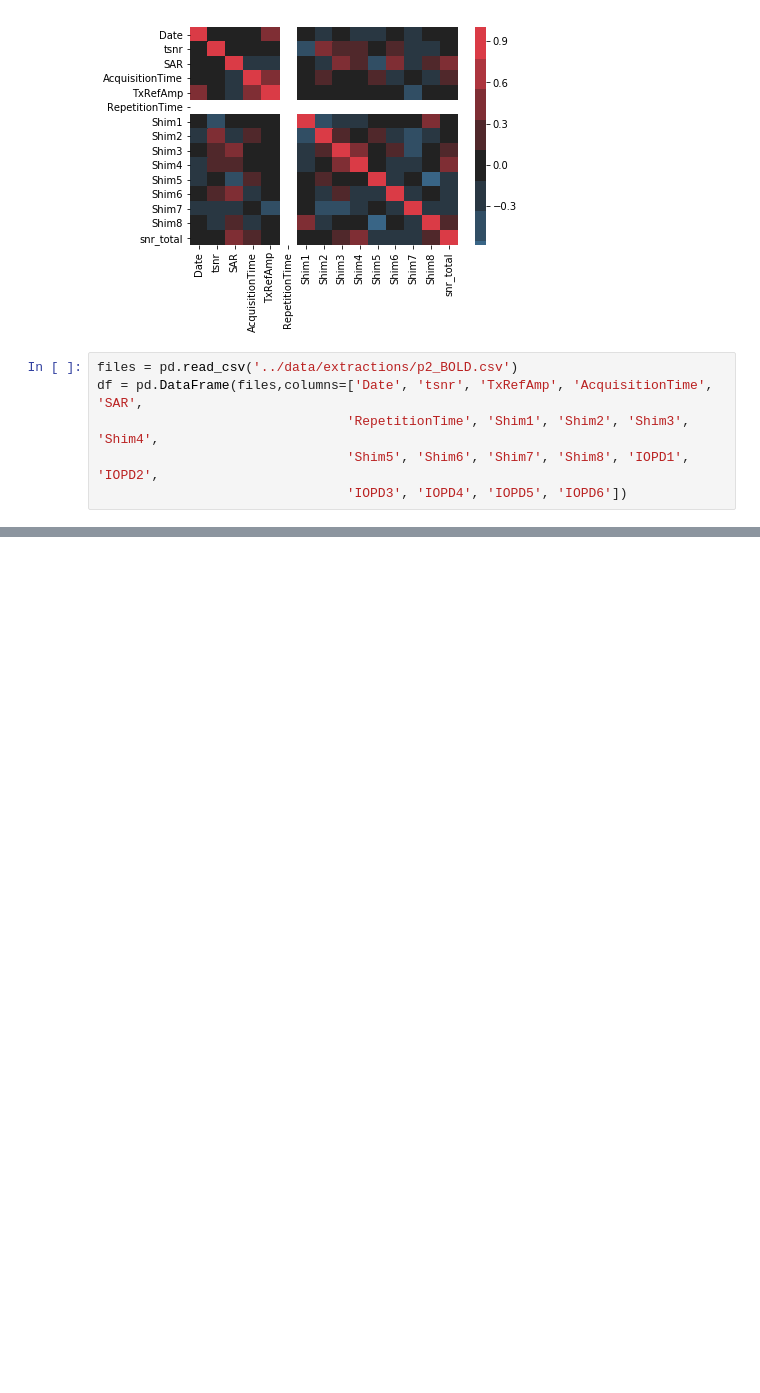
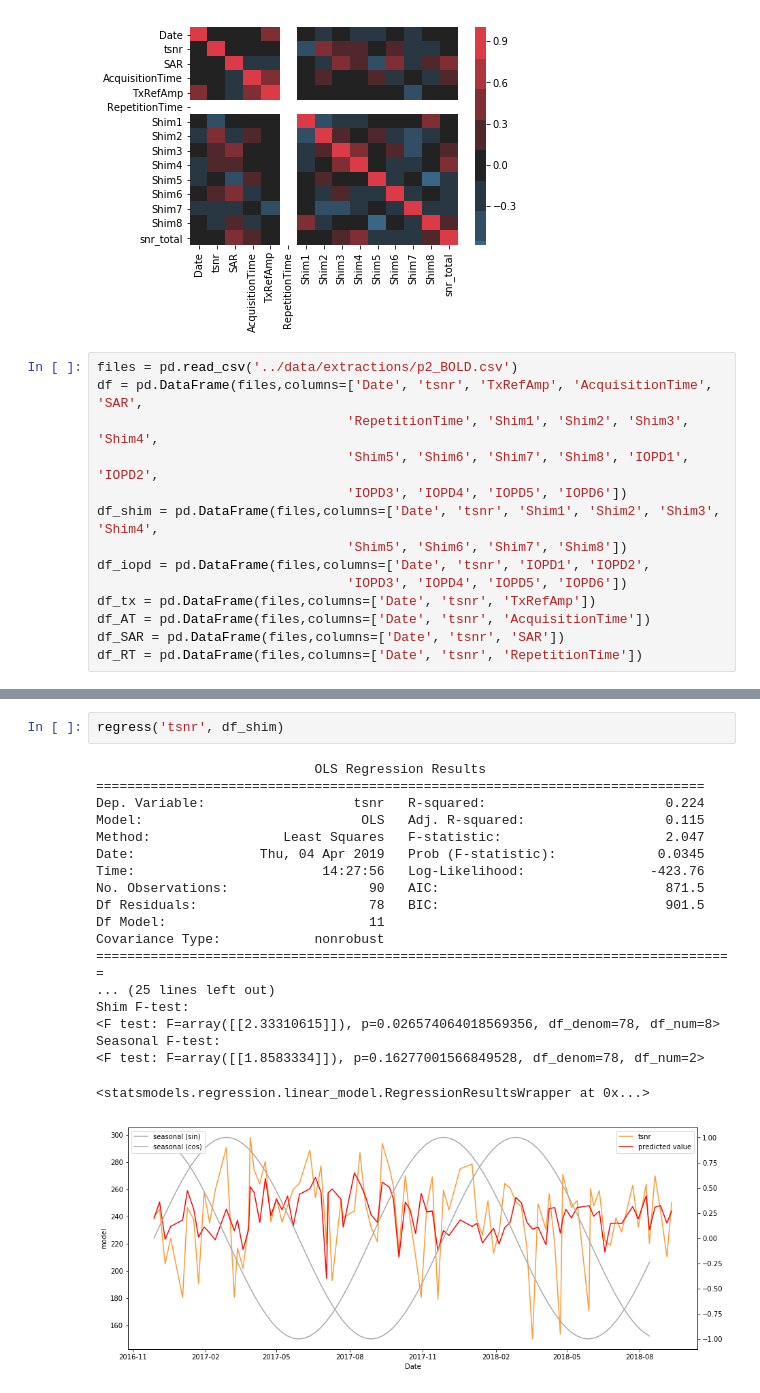
Before and after one commit to proj-nuisance/nuisance, a Jupyter notebook: ipy/nuisance.ipynb, the cells around one changed output, grey strips where cells are left out. Saved outputs shown, nothing was run; the diff lists cells and outputs as text; blank space fills up the shorter version.

Commit message:
identified meaningful variables for normal BOLD, special BOLD, and anat

```diff
--- a/ipy/nuisance.ipynb
+++ b/ipy/nuisance.ipynb
@@ -142,3 +142,11 @@ df = pd.DataFrame(files,columns=['Date', 'tsnr', 'TxRefAmp', 'AcquisitionTime',
                                 'RepetitionTime', 'Shim1', 'Shim2', 'Shim3', 'Shim4',
                                 'Shim5', 'Shim6', 'Shim7', 'Shim8', 'IOPD1', 'IOPD2',
                                 'IOPD3', 'IOPD4', 'IOPD5', 'IOPD6'])
+df_shim = pd.DataFrame(files,columns=['Date', 'tsnr', 'Shim1', 'Shim2', 'Shim3', 'Shim4',
+                                'Shim5', 'Shim6', 'Shim7', 'Shim8'])
+df_iopd = pd.DataFrame(files,columns=['Date', 'tsnr', 'IOPD1', 'IOPD2',
+                                'IOPD3', 'IOPD4', 'IOPD5', 'IOPD6'])
+df_tx = pd.DataFrame(files,columns=['Date', 'tsnr', 'TxRefAmp'])
+df_AT = pd.DataFrame(files,columns=['Date', 'tsnr', 'AcquisitionTime'])
+df_SAR = pd.DataFrame(files,columns=['Date', 'tsnr', 'SAR'])
+df_RT = pd.DataFrame(files,columns=['Date', 'tsnr', 'RepetitionTime'])
@@ -177,3 +172,25 @@ Seasonal F-test:
 <F test: F=array([[4.17089216]]), p=0.019498633102864517, df_denom=69, df_num=2>
 <statsmodels.regression.linear_model.RegressionResultsWrapper at 0x...>
 [figure]
+# %%
+regress('tsnr', df_shim)
+# %% [output]
+                            OLS Regression Results
+==============================================================================
+Dep. Variable:                   tsnr   R-squared:                       0.224
+Model:                            OLS   Adj. R-squared:                  0.115
+Method:                 Least Squares   F-statistic:                     2.047
+Date:                Thu, 04 Apr 2019   Prob (F-statistic):             0.0345
+Time:                        14:27:56   Log-Likelihood:                -423.76
+No. Observations:                  90   AIC:                             871.5
+Df Residuals:                      78   BIC:                             901.5
+Df Model:                          11
+Covariance Type:            nonrobust
+==================================================================================
+... (25 lines left out)
+Shim F-test:
+<F test: F=array([[2.33310615]]), p=0.026574064018569356, df_denom=78, df_num=8>
+Seasonal F-test:
+<F test: F=array([[1.8583334]]), p=0.16277001566849528, df_denom=78, df_num=2>
+<statsmodels.regression.linear_model.RegressionResultsWrapper at 0x...>
+[figure, added]
```
Also changed, not shown: parts of 12 cells of this notebook.
